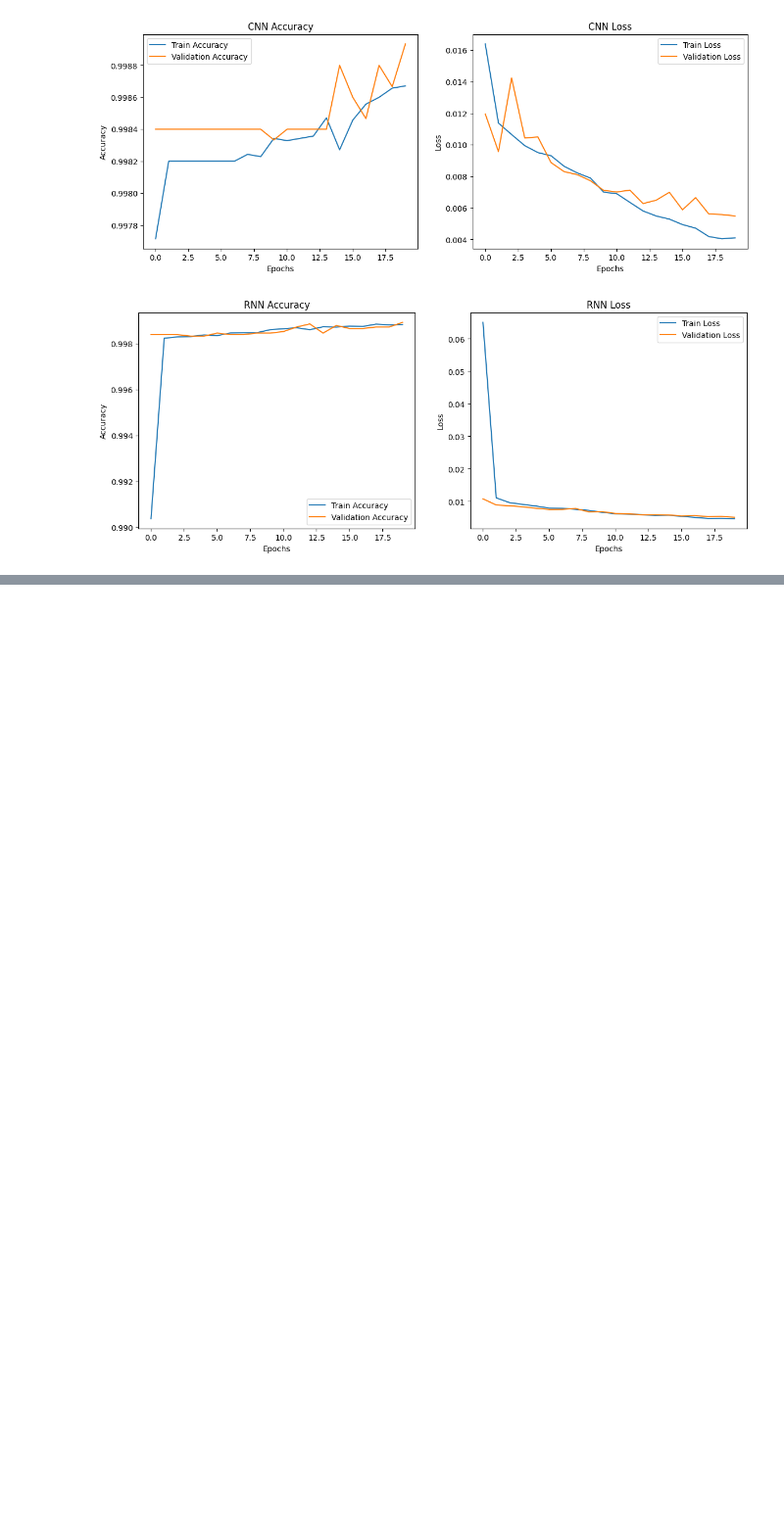
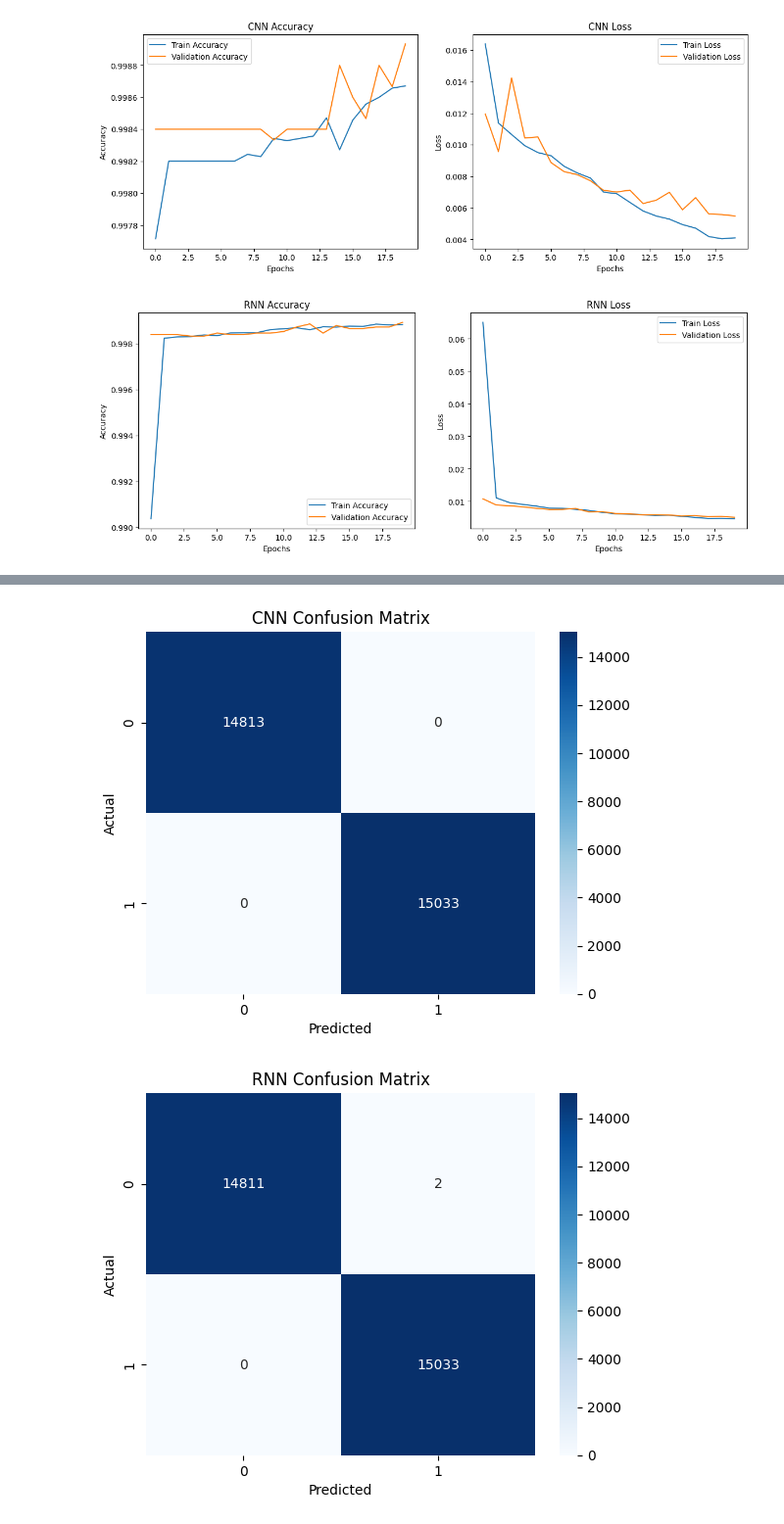
Before and after one commit to fjadidi2001/DataScienceJourney, a Jupyter notebook: Untitled0.ipynb, the cells around one changed output, grey strips where cells are left out. Shown at 98% size. Saved outputs shown, nothing was run; the diff lists cells and outputs as text; code cells hidden in the pictures; blank space fills up the shorter version.

```diff
--- a/Untitled0.ipynb
+++ b/Untitled0.ipynb
@@ -220,0 +336,17 @@ KeyError: 8
+# %%
+from tensorflow.keras.layers import SimpleRNN
+
+# Build the RNN model
+rnn_model = Sequential([
+    SimpleRNN(128, input_shape=(1, X_train_rnn.shape[2]), return_sequences=True),
+    Flatten(),
+    Dense(128, activation='relu'),
+    Dropout(0.5),
+    Dense(1, activation='sigmoid')
+])
+
+# Compile the RNN model
+rnn_model.compile(optimizer='adam', loss='binary_crossentropy', metrics=['accuracy'])
+
+# Train the RNN model
+history_rnn = rnn_model.fit(X_train_rnn, y_train, epochs=20, validation_data=(X_val_rnn, y_val), batch_size=64)
@@ -220,0 +371,37 @@ KeyError: 8
+# %%
+from sklearn.metrics import confusion_matrix, f1_score, precision_score, recall_score, roc_auc_score, matthews_corrcoef
+import matplotlib.pyplot as plt
+import seaborn as sns
+
+# Function to plot confusion matrix
+def plot_confusion_matrix(y_true, y_pred, title):
+    cm = confusion_matrix(y_true, y_pred)
+    sns.heatmap(cm, annot=True, fmt='d', cmap='Blues')
+    plt.title(title)
+    plt.xlabel('Predicted')
+    plt.ylabel('Actual')
+    plt.show()
+
+# Function to evaluate model
+def evaluate_model(y_true, y_pred):
+    f1 = f1_score(y_true, y_pred)
+    precision = precision_score(y_true, y_pred)
+    recall = recall_score(y_true, y_pred)
+    auc = roc_auc_score(y_true, y_pred)
+    mcc = matthews_corrcoef(y_true, y_pred)
+    return f1, recall, precision, auc, mcc
+
+# Evaluate CNN model
+cnn_predictions = cnn_model.predict(X_test_cnn)
+cnn_predictions = (cnn_predictions > 0.5).astype(int)
+cnn_f1, cnn_recall, cnn_precision, cnn_auc, cnn_mcc = evaluate_model(y_test, cnn_predictions)
+
+# Evaluate RNN model
+rnn_predictions = rnn_model.predict(X_test_rnn)
+rnn_predictions = (rnn_predictions > 0.5).astype(int)
+rnn_f1, rnn_recall, rnn_precision, rnn_auc, rnn_mcc = evaluate_model(y_test, rnn_predictions)
+
+# Plot confusion matrices
+plot_confusion_matrix(y_test, cnn_predictions, 'CNN Confusion Matrix')
+plot_confusion_matrix(y_test, rnn_predictions, 'RNN Confusion Matrix')
+# %% [output]
@@ -220,0 +410,2 @@ KeyError: 8
+[figure, added]
+[figure, added]
```
Also changed, not shown: parts of 17 cells of this notebook.
